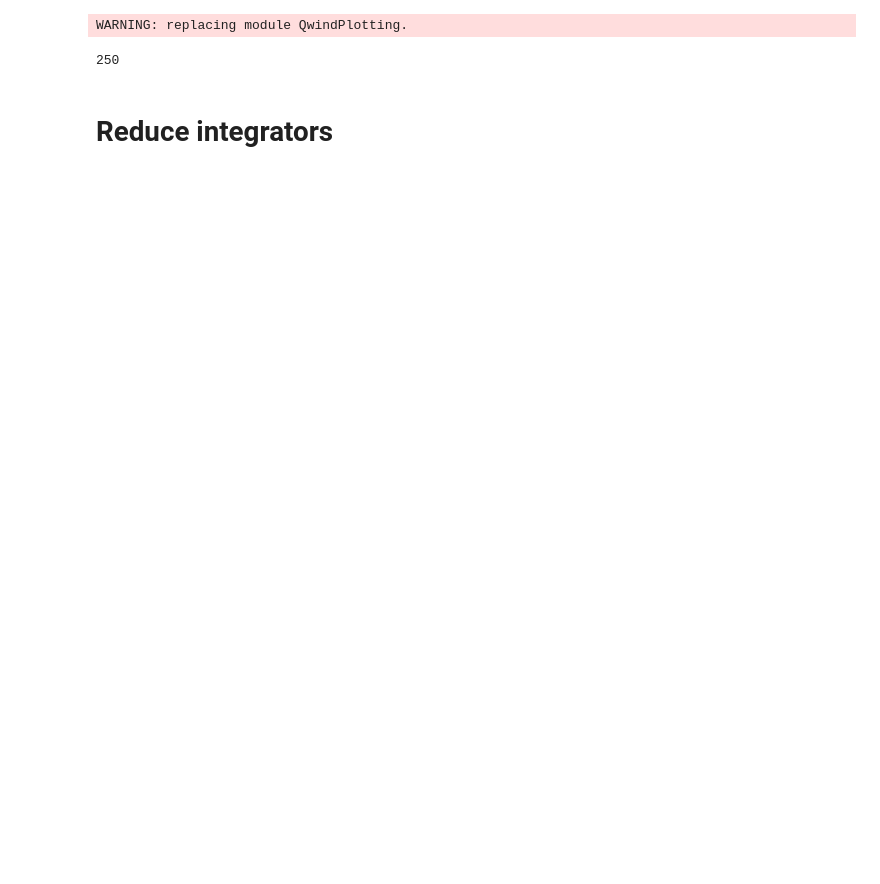
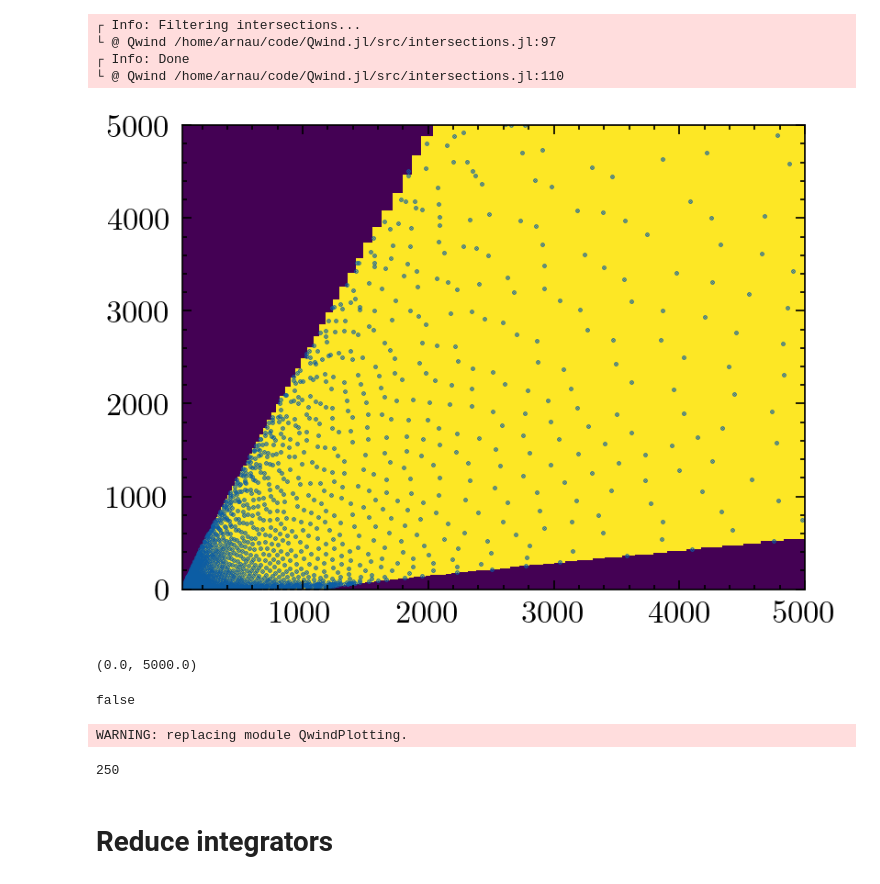
Before and after one commit to arnauqb/Qwind.jl, a Jupyter notebook: papers/paper2/rt_plots.ipynb, the cells around one changed output. Saved outputs shown, nothing was run; the diff lists cells and outputs as text; code cells hidden in the pictures; blank space fills up the shorter version.

```diff
--- a/papers/paper2/rt_plots.ipynb
+++ b/papers/paper2/rt_plots.ipynb
@@ -33,0 +44,26 @@ run!(model, iterations_dict);
+# %%
+it_num = 2
+r, z, _, _, _ = reduce_integrators(iterations_dict[it_num]["integrators"], n_timesteps=100, log=false);
+hull, ps = construct_wind_hull(r, z, [integ.p.r0 for integ in iterations_dict[it_num]["integrators"]], sigdigits=6);
+# %% [output]
+┌ Info: Filtering intersections...
+└ @ Qwind /home/arnau/code/Qwind.jl/src/intersections.jl:97
+┌ Info: Done
+└ @ Qwind /home/arnau/code/Qwind.jl/src/intersections.jl:110
+# %%
+fig, ax = plt.subplots()
+pss = reduce(hcat, ps)
+QwindPlotting.plot_wind_hull(hull, fig=fig, ax=ax, rmax=5000, zmax=5000, zmin=1e-6, rmin=40, nr=500, nz=500)
+#ax.scatter(pss[1,:], pss[2,:], s=2, color="red")
+ax.scatter(r, z, s=0.1)
+vs = reduce(hcat, hull.vertices)
+#ax.scatter(vs[1,:], vs[2,:], color="green", s=3)
+ax.set_xlim(40,5000)
+ax.set_ylim(0,5000)
+# %% [output]
+[figure, added]
+(0.0, 5000.0)
+# %%
+Qwind.is_point_in_wind(hull, 57, 12)
+# %% [output]
+false
```
Also changed, not shown: parts of 13 cells of this notebook, 7 other files.
